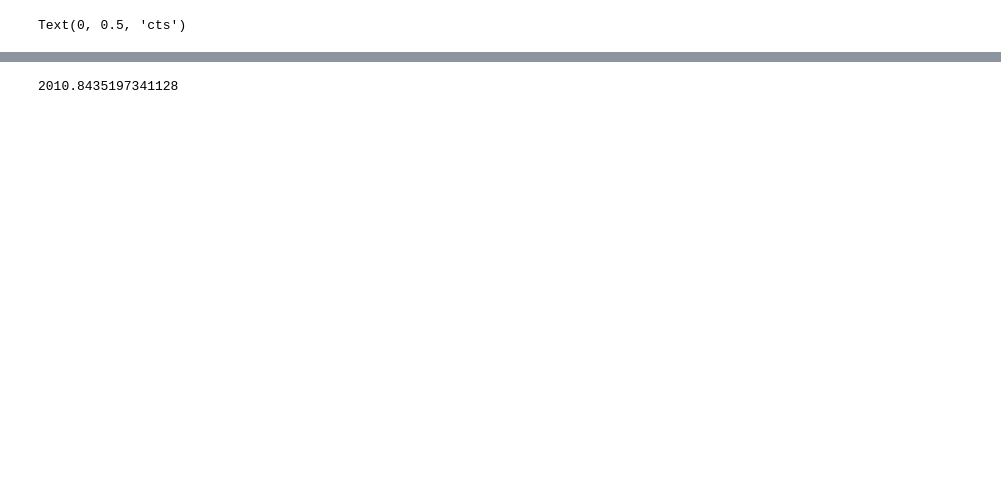
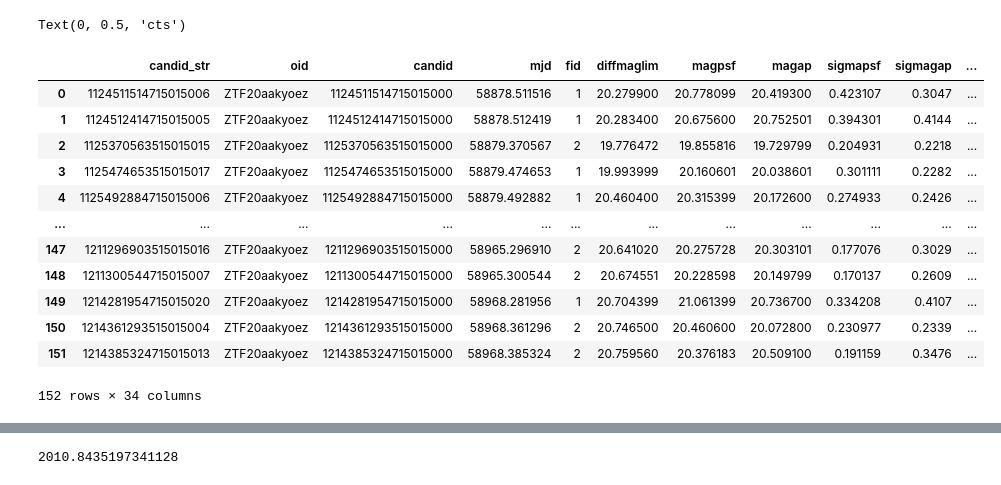
Before and after one commit to tylerbarna/BarnaSeniorHonorsThesis, a Jupyter notebook: SN2020bpi.ipynb, the cells around one changed output, grey strips where cells are left out. Cells and saved outputs as stored; diff of their text form; code cells hidden in the pictures; blank space fills up the shorter version.

```diff
--- a/SN2020bpi.ipynb
+++ b/SN2020bpi.ipynb
@@ -254,6 +257,30 @@ sn2020bpi_atlas.replace(to_replace='cyan-ATLAS',value='cyan',inplace=True) ## co
 atlas_o = sn2020bpi_atlas[sn2020bpi_atlas.FLT == 'orange']
 #sn2020bpi_atlas
 # sn2020bpi_ztf
+# %%
+ztfmag_err = [(magap+sigmagap, ## lower uncertainty
+          magap-sigmagap) ## upper uncertainty
+          for magap,sigmagap in zip(sn2020bpi_ztf['magap'],sn2020bpi_ztf['sigmagap'])]
+
+sn2020bpi_ztf['sigflux'] = [(np.abs(ab.band_mag_to_flux(fluxErr[0], 'ztfr')-flux),
+                                np.abs(ab.band_mag_to_flux(fluxErr[1], 'ztfr')-flux))
+                           for fluxErr,flux in zip(ztfmag_err,sn2020bpi_ztf['flux'])]
+
+display_html(sn2020bpi_ztf)
+# %% [output]
+|  | candid_str | oid | candid | mjd | fid | diffmaglim | magpsf | magap | sigmapsf | sigmagap | ... |
+| 0 | 1124511514715015006 | ZTF20aakyoez | 1124511514715015000 | 58878.511516 | 1 | 20.279900 | 20.778099 | 20.419300 | 0.423107 | 0.3047 | ... |
+| 1 | 1124512414715015005 | ZTF20aakyoez | 1124512414715015000 | 58878.512419 | 1 | 20.283400 | 20.675600 | 20.752501 | 0.394301 | 0.4144 | ... |
+| 2 | 1125370563515015015 | ZTF20aakyoez | 1125370563515015000 | 58879.370567 | 2 | 19.776472 | 19.855816 | 19.729799 | 0.204931 | 0.2218 | ... |
+| 3 | 1125474653515015017 | ZTF20aakyoez | 1125474653515015000 | 58879.474653 | 1 | 19.993999 | 20.160601 | 20.038601 | 0.301111 | 0.2282 | ... |
+| 4 | 1125492884715015006 | ZTF20aakyoez | 1125492884715015000 | 58879.492882 | 1 | 20.460400 | 20.315399 | 20.172600 | 0.274933 | 0.2426 | ... |
+| ... | ... | ... | ... | ... | ... | ... | ... | ... | ... | ... | ... |
+| 147 | 1211296903515015016 | ZTF20aakyoez | 1211296903515015000 | 58965.296910 | 2 | 20.641020 | 20.275728 | 20.303101 | 0.177076 | 0.3029 | ... |
+| 148 | 1211300544715015007 | ZTF20aakyoez | 1211300544715015000 | 58965.300544 | 2 | 20.674551 | 20.228598 | 20.149799 | 0.170137 | 0.2609 | ... |
+| 149 | 1214281954715015020 | ZTF20aakyoez | 1214281954715015000 | 58968.281956 | 1 | 20.704399 | 21.061399 | 20.736700 | 0.334208 | 0.4107 | ... |
+| 150 | 1214361293515015004 | ZTF20aakyoez | 1214361293515015000 | 58968.361296 | 2 | 20.746500 | 20.460600 | 20.072800 | 0.230977 | 0.2339 | ... |
+| 151 | 1214385324715015013 | ZTF20aakyoez | 1214385324715015000 | 58968.385324 | 2 | 20.759560 | 20.376183 | 20.509100 | 0.191159 | 0.3476 | ... |
+152 rows × 34 columns
 # %%
 tess_band = sncosmo.Bandpass(tess_response['wl_ang'],tess_response['trans'],name='tess')
 sncosmo.register(tess_band,force=True)
```
Also changed, not shown: parts of 9 cells of this notebook, 5 other files.
